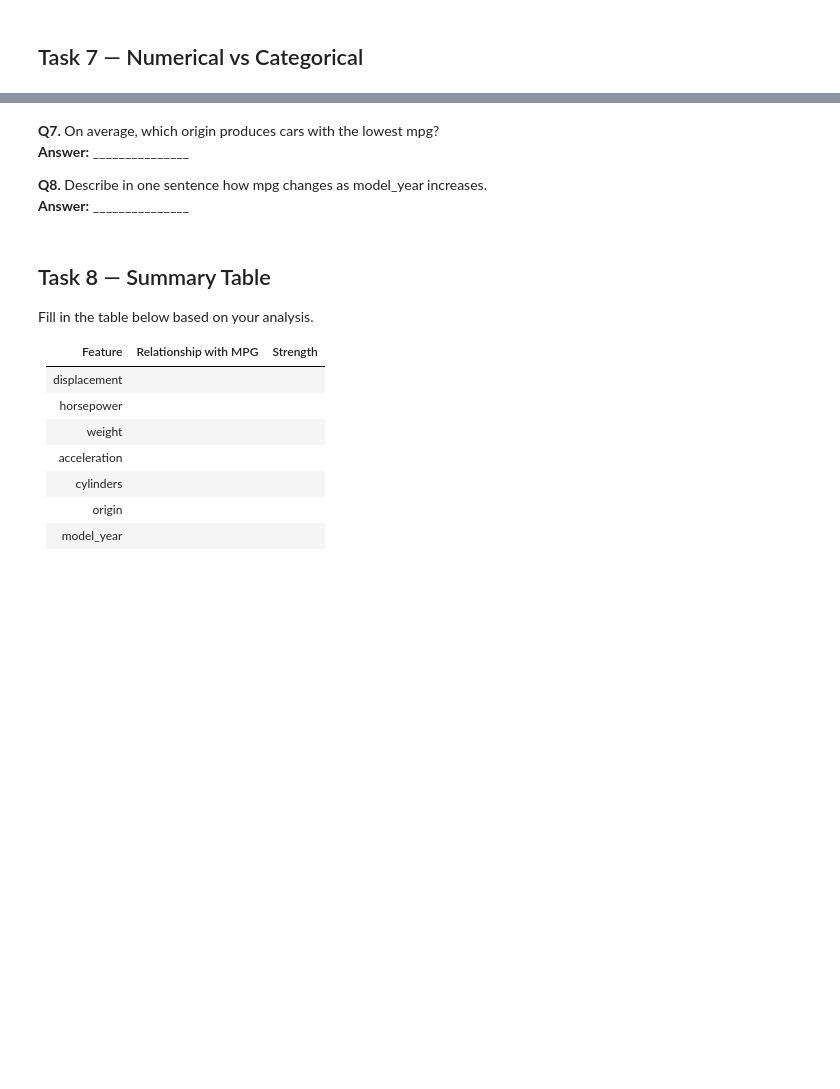
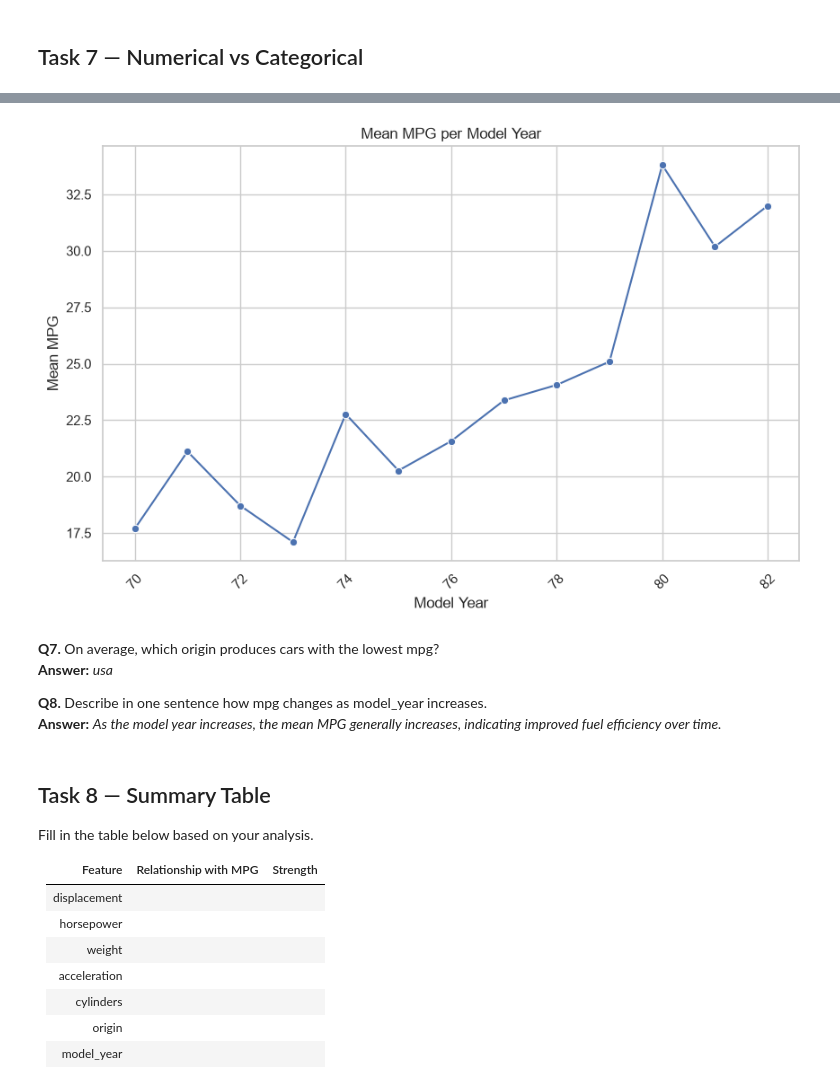
Before and after one commit to Alishahzad0098/Netsol-Tasks, a Jupyter notebook: Explotatory Data Analysis.ipynb, the cells around one changed output, grey strips where cells are left out. Saved outputs shown, nothing was run; the diff lists cells and outputs as text; code cells hidden in the pictures; blank space fills up the shorter version.

```diff
--- a/Explotatory Data Analysis.ipynb
+++ b/Explotatory Data Analysis.ipynb
@@ -381,11 +404,23 @@ plt.show()
 # %%
 # TODO: Plot a line chart showing mean mpg per model_year
+mean_mpg_by_year = df.groupby('model_year')['mpg'].mean().reset_index()
+
+plt.figure(figsize=(10, 6))
+sns.lineplot(data=mean_mpg_by_year, x='model_year', y='mpg', marker='o')
+plt.title('Mean MPG per Model Year')
+plt.xlabel('Model Year')
+plt.ylabel('Mean MPG')
+plt.xticks(rotation=45)
+plt.grid(True)
+plt.show()
+# %% [output]
+[figure, added]
 # %% [markdown]
 **Q7.** On average, which origin produces cars with the lowest mpg?
-**Answer:** _______________
+**Answer:** _usa_
 
 **Q8.** Describe in one sentence how mpg changes as model_year increases.
-**Answer:** _______________
+**Answer:** _As the model year increases, the mean MPG generally increases, indicating improved fuel efficiency over time._
 # %% [markdown]
 ## Task 8 — Summary Table
 Fill in the table below based on your analysis.
```
Also changed, not shown: parts of 5 cells of this notebook.
